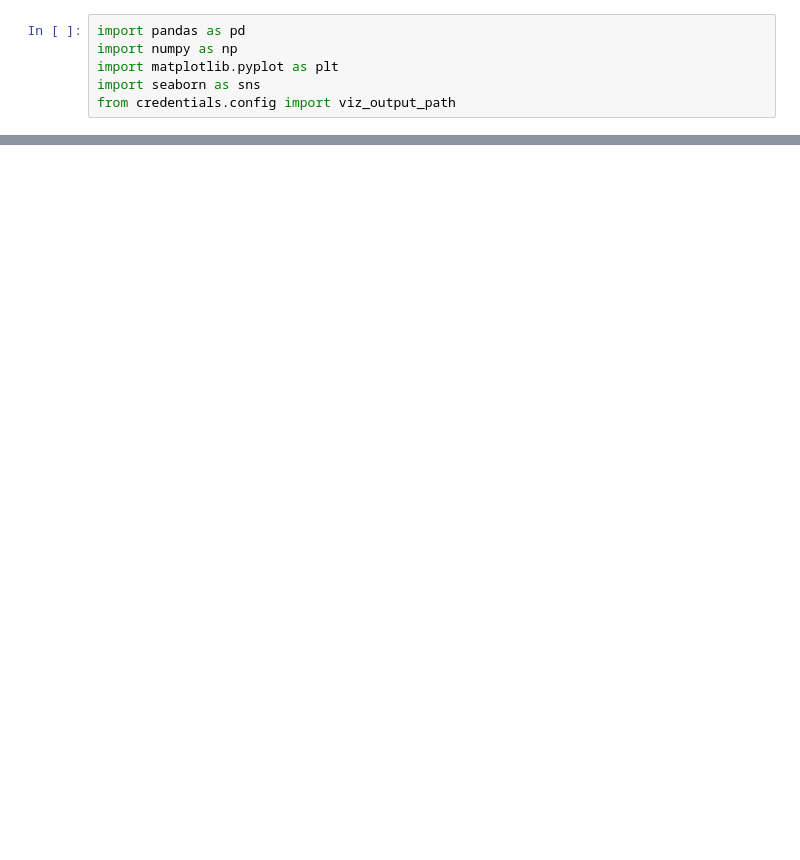
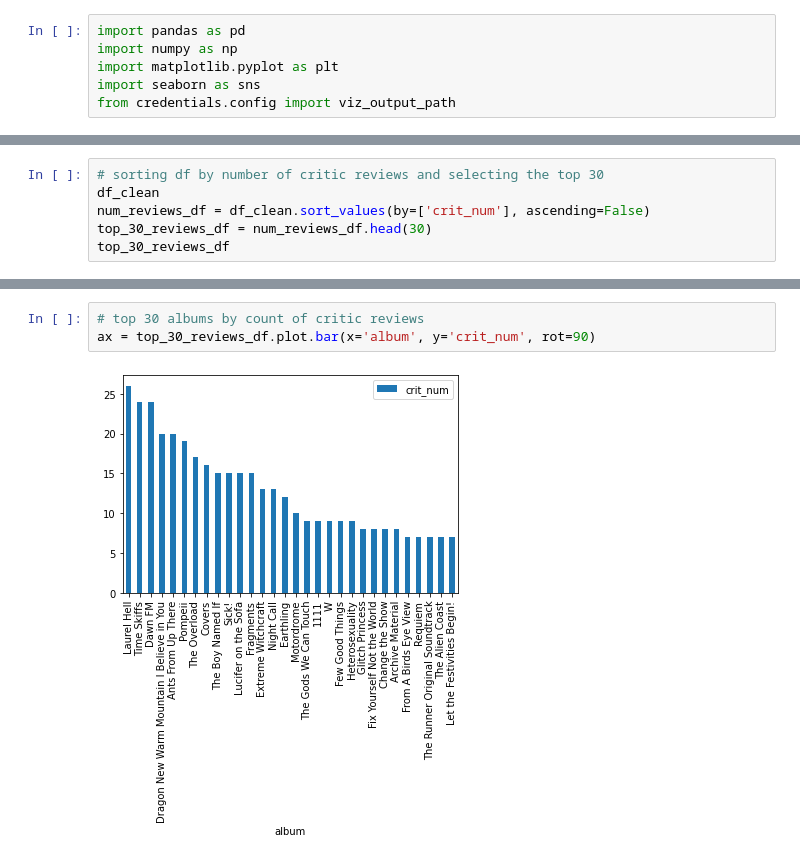
Before and after one commit to dorisep/meta_gui, a Jupyter notebook: apps/viz_notebook.ipynb, the cells around one changed output, grey strips where cells are left out. Drawn from its saved outputs; the diff is of its cells as text; blank space fills up the shorter version.

```diff
--- a/apps/viz_notebook.ipynb
+++ b/apps/viz_notebook.ipynb
@@ -113,0 +150,6 @@ df.label.unique()
+# %%
+# sorting df by number of critic reviews and selecting the top 30
+df_clean
+num_reviews_df = df_clean.sort_values(by=['crit_num'], ascending=False)
+top_30_reviews_df = num_reviews_df.head(30)
+top_30_reviews_df
@@ -113,0 +174,5 @@ df.label.unique()
+# %%
+# top 30 albums by count of critic reviews
+ax = top_30_reviews_df.plot.bar(x='album', y='crit_num', rot=90)
+# %% [output]
+[figure, added]
```
Also changed, not shown: parts of 18 cells of this notebook, 2 other files.
